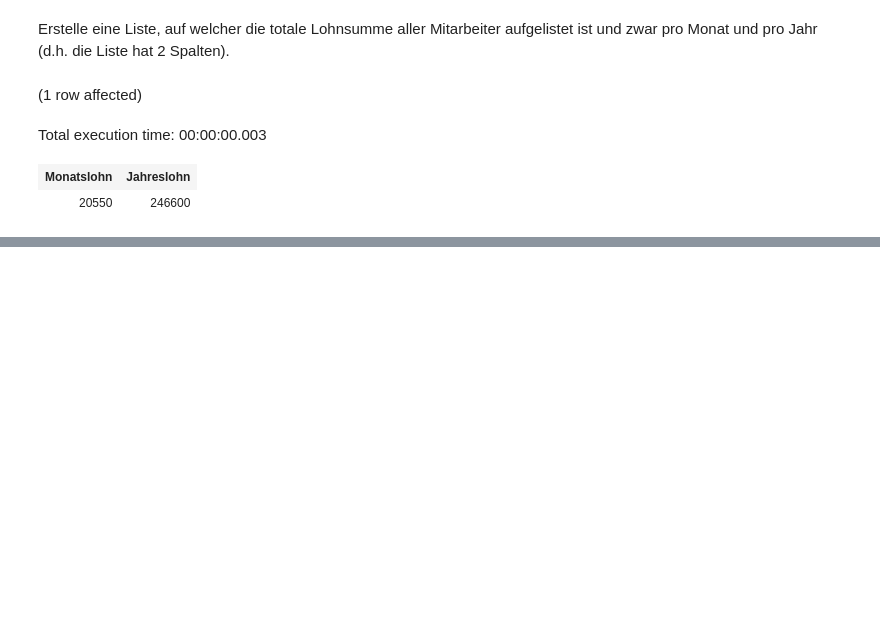
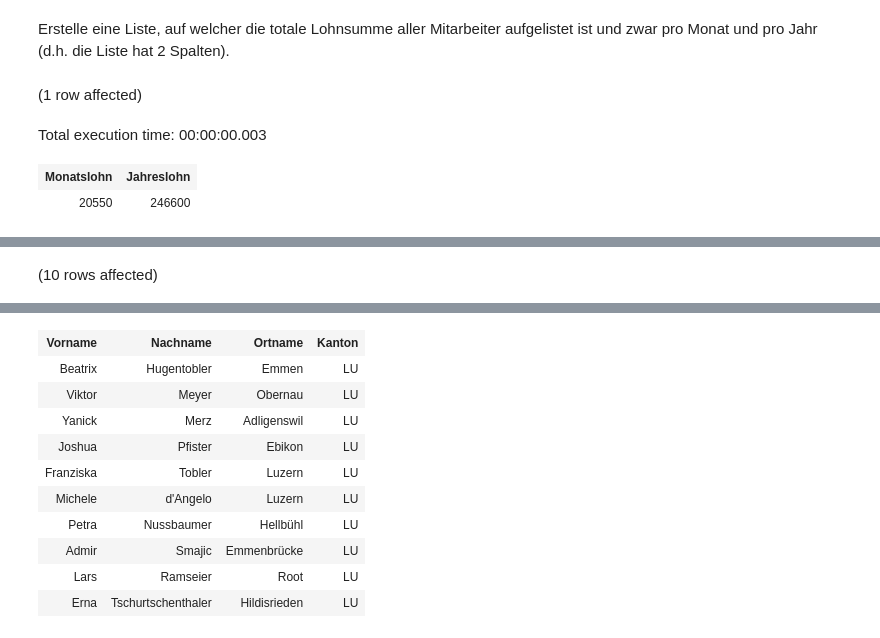
Before and after one commit to dDreistein/DatenModellieren, a Jupyter notebook: DatenAuslesenFitnessCenter.ipynb, the cells around one changed output, grey strips where cells are left out. Drawn from its saved outputs; the diff is of its cells as text; code cells hidden in the pictures; blank space fills up the shorter version.

```diff
--- a/DatenAuslesenFitnessCenter.ipynb
+++ b/DatenAuslesenFitnessCenter.ipynb
@@ -163,0 +168,6 @@ Total execution time: 00:00:00.003
+# %%
+SELECT Vorname, Nachname, Ortname, Kanton
+FROM Kunden
+INNER JOIN Orte ON Kunden.Wohnort = Orte.OrtId
+# %% [output]
+(10 rows affected)
@@ -163,0 +175,11 @@ Total execution time: 00:00:00.003
+| Vorname | Nachname | Ortname | Kanton |
+| Beatrix | Hugentobler | Emmen | LU |
+| Viktor | Meyer | Obernau | LU |
+| Yanick | Merz | Adligenswil | LU |
+| Joshua | Pfister | Ebikon | LU |
+| Franziska | Tobler | Luzern | LU |
+| Michele | d'Angelo | Luzern | LU |
+| Petra | Nussbaumer | Hellbühl | LU |
+| Admir | Smajic | Emmenbrücke | LU |
+| Lars | Ramseier | Root | LU |
+| Erna | Tschurtschenthaler | Hildisrieden | LU |
```
Also changed, not shown: parts of 4 cells of this notebook, 1 other file.
